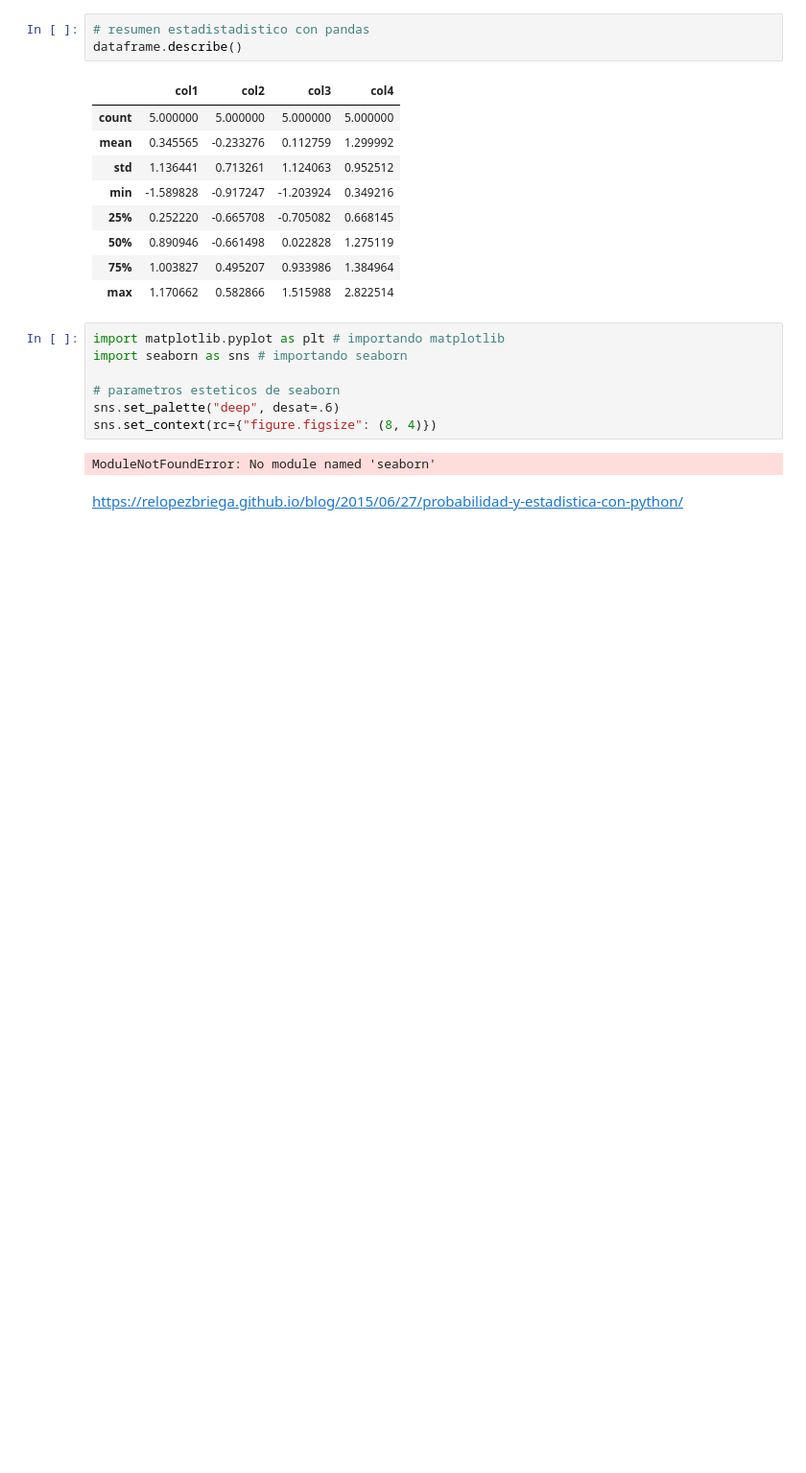
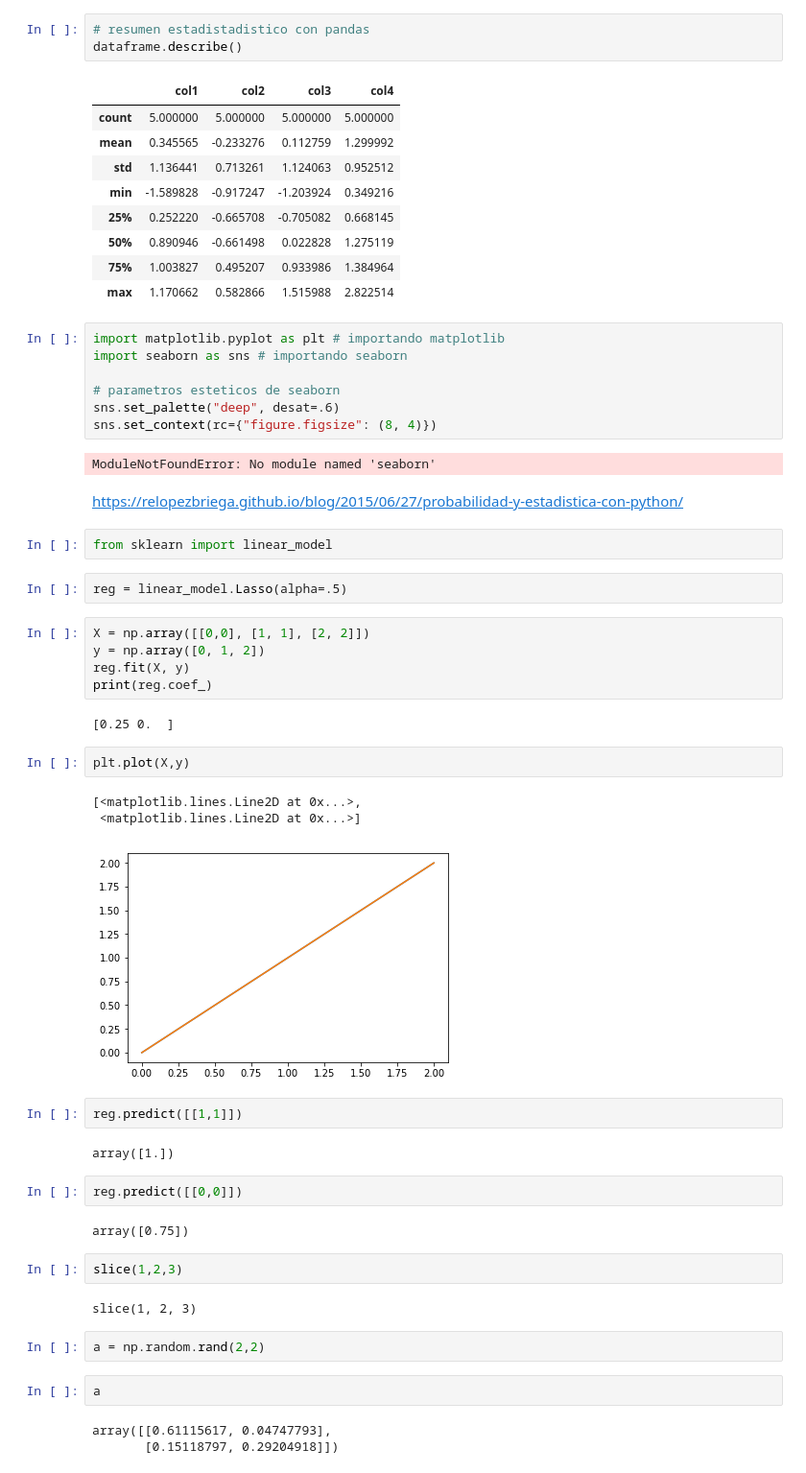
Before and after one commit to stivio00/NumericalMethodsJupyter, a Jupyter notebook: Estadistica.ipynb, the cells around one changed output. Shown at 96% size. Saved outputs shown, nothing was run; the diff lists cells and outputs as text; blank space fills up the shorter version.

```diff
--- a/Estadistica.ipynb
+++ b/Estadistica.ipynb
@@ -48,3 +49,39 @@ sns.set_context(rc={"figure.figsize": (8, 4)})
 ModuleNotFoundError: No module named 'seaborn'
 # %% [markdown]
 https://relopezbriega.github.io/blog/2015/06/27/probabilidad-y-estadistica-con-python/
+# %%
+from sklearn import linear_model
+# %%
+reg = linear_model.Lasso(alpha=.5)
+# %%
+X = np.array([[0,0], [1, 1], [2, 2]])
+y = np.array([0, 1, 2])
+reg.fit(X, y)
+print(reg.coef_)
+# %% [output]
+[0.25 0.  ]
+# %%
+plt.plot(X,y)
+# %% [output]
+[<matplotlib.lines.Line2D at 0x...>,
+ <matplotlib.lines.Line2D at 0x...>]
+[figure, added]
+# %%
+reg.predict([[1,1]])
+# %% [output]
+array([1.])
+# %%
+reg.predict([[0,0]])
+# %% [output]
+array([0.75])
+# %%
+slice(1,2,3)
+# %% [output]
+slice(1, 2, 3)
+# %%
+a = np.random.rand(2,2)
+# %%
+a
+# %% [output]
+array([[0.61115617, 0.04747793],
+       [0.15118797, 0.29204918]])
```
Also changed, not shown: parts of 14 cells of this notebook, 7 other files.
